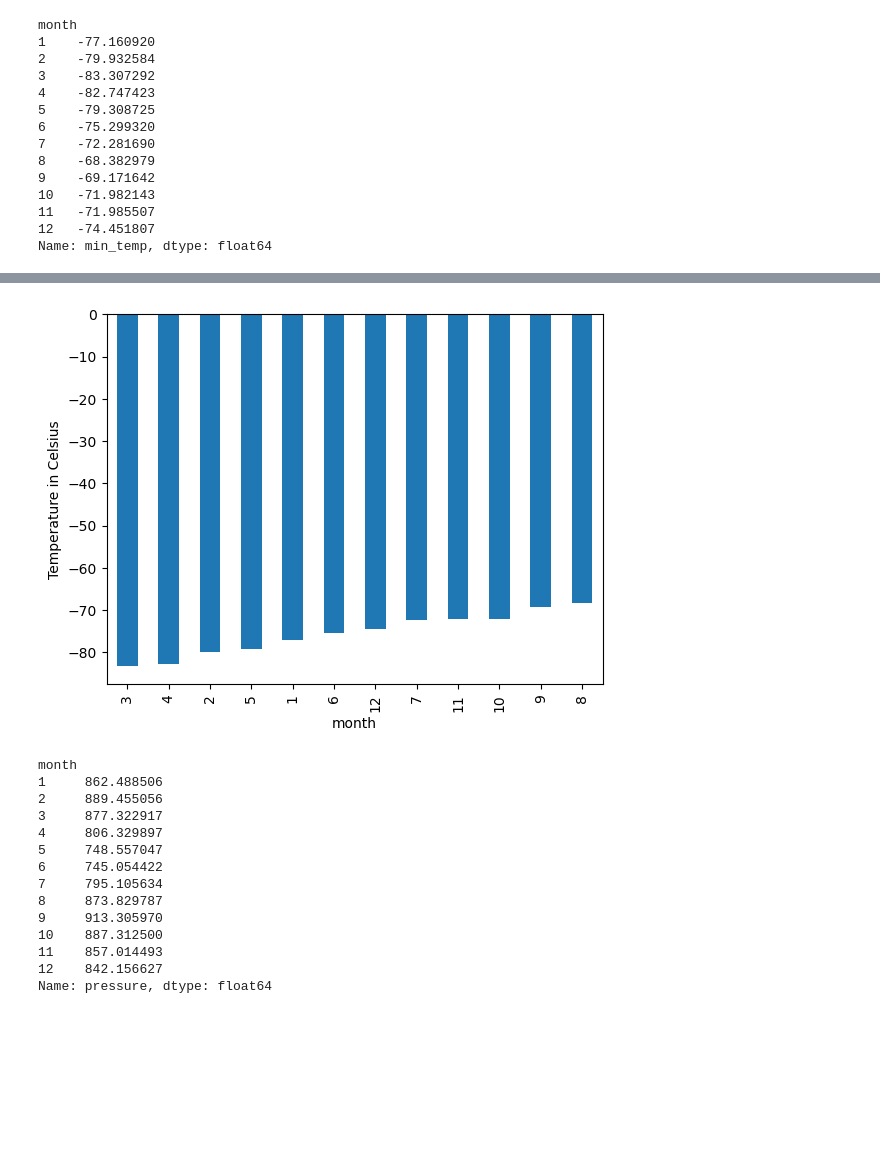
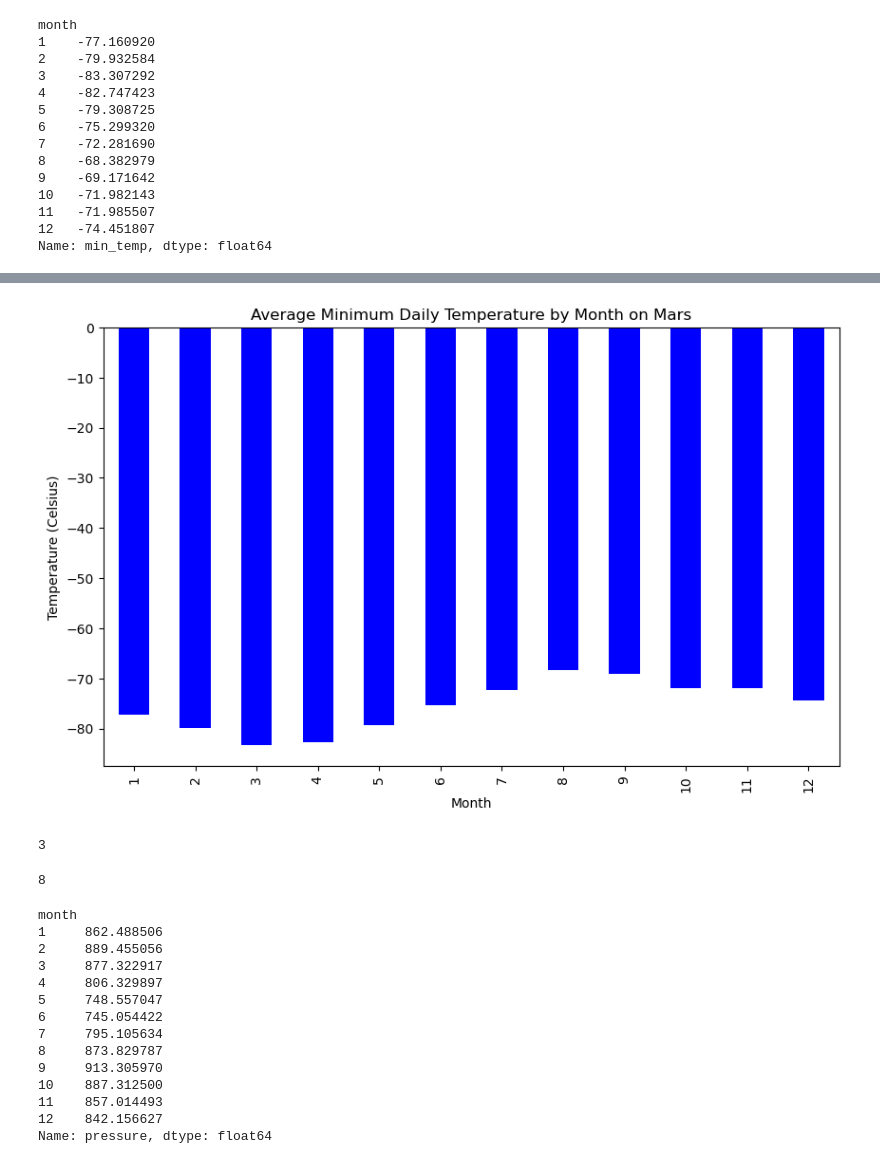
Before and after one commit to cc-roy/beautifulsoup-demo, a Jupyter notebook: part_2_mars_weather.ipynb, the cells around one changed output, grey strips where cells are left out. Drawn from its saved outputs; the diff is of its cells as text; code cells hidden in the pictures; blank space fills up the shorter version.

```diff
--- a/part_2_mars_weather.ipynb
+++ b/part_2_mars_weather.ipynb
@@ -32,6 +32,8 @@ html_content = browser.html
 page_soup = soup(html_content, 'html.parser')
 # %%
 # Extract all rows of data
+table = page_soup.find('table', class_='table')
+data_rows = table.find_all('tr', class_='data-row')
 # %% [markdown]
 ### Step 3: Store the Data
 
@@ -51,4 +49,21 @@ Assemble the scraped data into a Pandas DataFrame. The columns should have the s
+# %%
+# Create an empty list
+mars_data = []
+# Loop through the scraped data to create a list of rows
+for row in data_rows:
+    columns = row.find_all('td')
+    data = {
+        'id': int(columns[0].text),
+        'terrestrial_date': pd.to_datetime(columns[1].text),
+        'sol': int(columns[2].text),
+        'ls': int(columns[3].text),
+        'month': int(columns[4].text),
+        'min_temp': float(columns[5].text),
+        'pressure': float(columns[6].text)
+    }
+    mars_data.append(data)
 # %%
 # Create a Pandas DataFrame by using the list of rows and a list of the column names
+df = pd.DataFrame(mars_data)
 # %%
 # Confirm DataFrame was created successfully
@@ -127,6 +136,10 @@ Name: month, dtype: int64
 1867
 # %%
 # 3. What is the average low temperature by month?
+average_min_temp_by_month = df.groupby('month')['min_temp'].mean()
+coldest_month = average_min_temp_by_month.idxmin()
+warmest_month = average_min_temp_by_month.idxmax()
+average_min_temp_by_month
 # %% [output]
 month
 1    -77.160920
@@ -149,6 +158,23 @@ Name: min_temp, dtype: float64
+# %%
+# Plot the average temperature by month
+plt.figure(figsize=(10, 6))
+average_min_temp_by_month.plot(kind='bar', color='blue')
+plt.title('Average Minimum Daily Temperature by Month on Mars')
+plt.xlabel('Month')
+plt.ylabel('Temperature (Celsius)')
+plt.show()
+# %% [output]
+[figure, added]
 # %%
 # Identify the coldest and hottest months in Curiosity's location
+coldest_month = average_min_temp_by_month.idxmin()
+coldest_month
 # %% [output]
-[figure, removed]
+3
+# %%
+warmest_month = average_min_temp_by_month.idxmax()
+warmest_month
+# %% [output]
+8
 # %%
 # 4. Average pressure by Martian month
```
Also changed, not shown: parts of 14 cells of this notebook, 1 other file.
